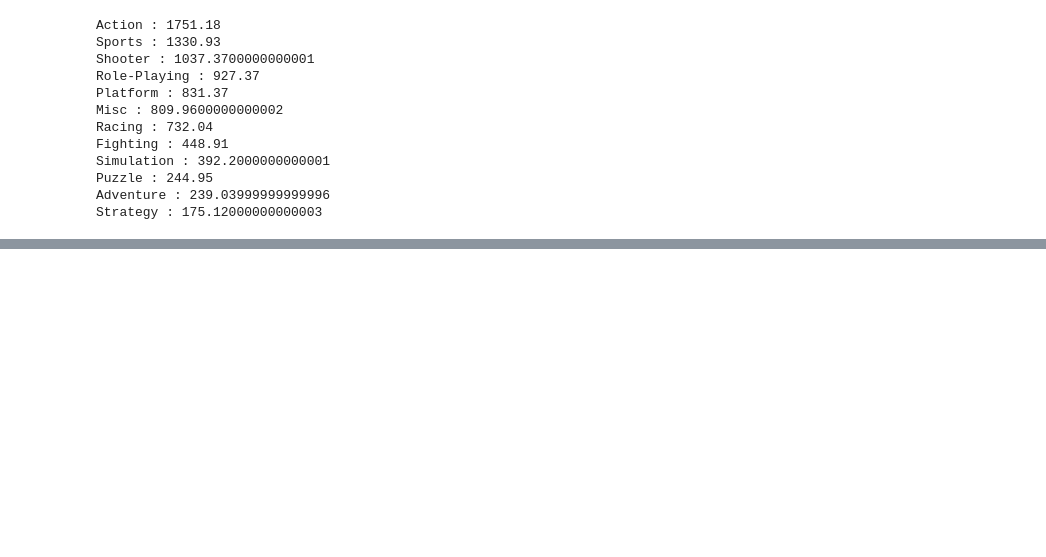
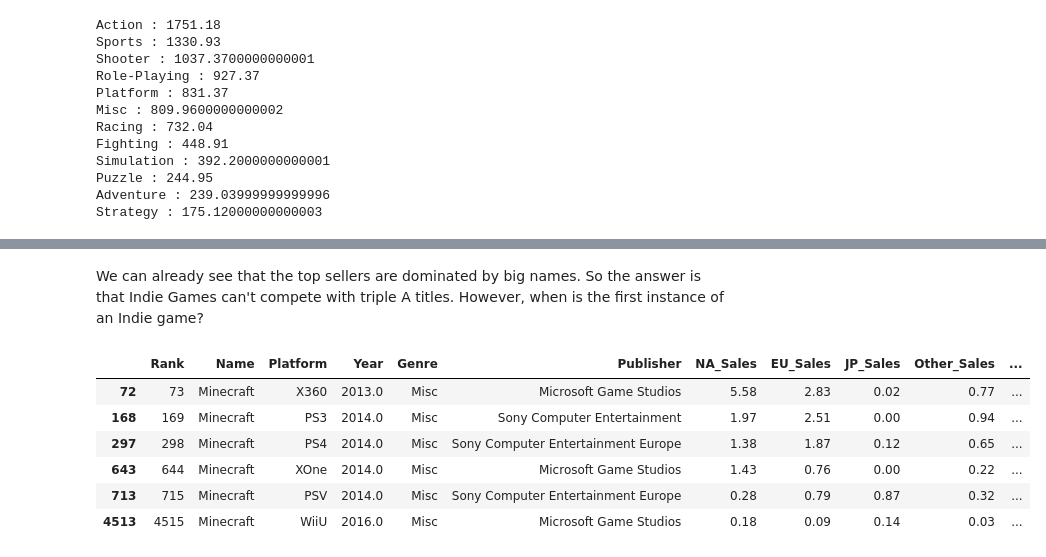
Before and after one commit to KennyLi6/HtH_Build_Summer_2022, a Jupyter notebook: Finding-an-Interesting-Dataset/Game_Sales_Data.ipynb, the cells around one changed output, grey strips where cells are left out. Cells and saved outputs as stored; diff of their text form; code cells hidden in the pictures; blank space fills up the shorter version.

```diff
--- a/Finding-an-Interesting-Dataset/Game_Sales_Data.ipynb
+++ b/Finding-an-Interesting-Dataset/Game_Sales_Data.ipynb
@@ -253,0 +365,15 @@ Strategy : 175.12000000000003
+# %% [markdown]
+We can already see that the top sellers are dominated by big names. So the answer is that Indie Games can't compete with triple A titles. However, when is the first instance of an Indie game?
+# %%
+# The first instance is actually Minecraft, in 73th place.
+game_sales_data[game_sales_data["Name"] == "Minecraft"]
+# While it is listed as under Microsoft publication, I will count it as an Indie title because it
+# started as one and was later picked up.
+# %% [output]
+|  | Rank | Name | Platform | Year | Genre | Publisher | NA_Sales | EU_Sales | JP_Sales | Other_Sales | ... |
+| 72 | 73 | Minecraft | X360 | 2013.0 | Misc | Microsoft Game Studios | 5.58 | 2.83 | 0.02 | 0.77 | ... |
+| 168 | 169 | Minecraft | PS3 | 2014.0 | Misc | Sony Computer Entertainment | 1.97 | 2.51 | 0.00 | 0.94 | ... |
+| 297 | 298 | Minecraft | PS4 | 2014.0 | Misc | Sony Computer Entertainment Europe | 1.38 | 1.87 | 0.12 | 0.65 | ... |
+| 643 | 644 | Minecraft | XOne | 2014.0 | Misc | Microsoft Game Studios | 1.43 | 0.76 | 0.00 | 0.22 | ... |
+| 713 | 715 | Minecraft | PSV | 2014.0 | Misc | Sony Computer Entertainment Europe | 0.28 | 0.79 | 0.87 | 0.32 | ... |
+| 4513 | 4515 | Minecraft | WiiU | 2016.0 | Misc | Microsoft Game Studios | 0.18 | 0.09 | 0.14 | 0.03 | ... |
```
Also changed, not shown: parts of 9 cells of this notebook.
